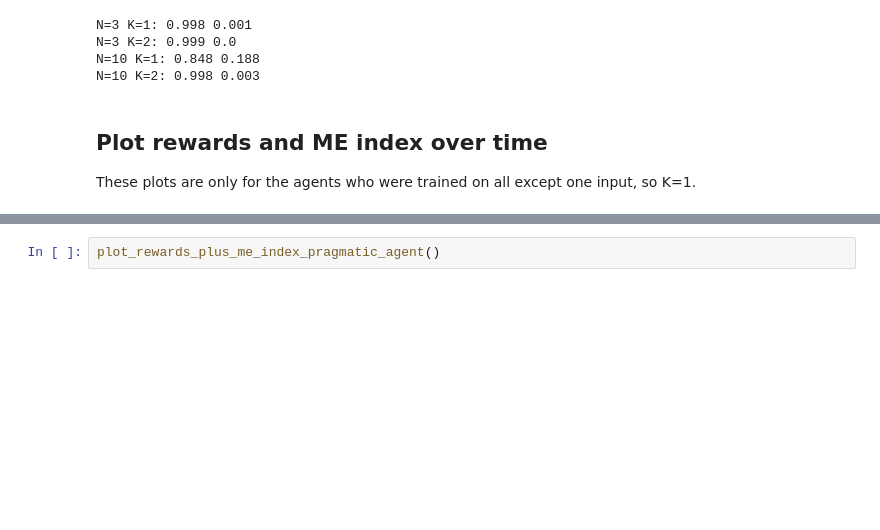
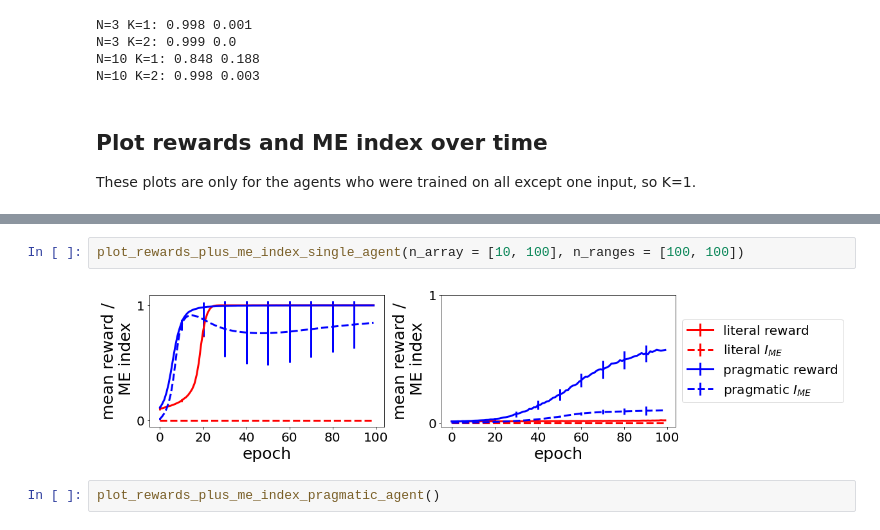
Before and after one commit to alv1nn/bilingual_agents_me_bias, a Jupyter notebook: ME_bias/plot_ME_bias_bilingual.ipynb, the cells around one changed output, grey strips where cells are left out. Drawn from its saved outputs; the diff is of its cells as text; blank space fills up the shorter version.

```diff
--- a/ME_bias/plot_ME_bias_bilingual.ipynb
+++ b/ME_bias/plot_ME_bias_bilingual.ipynb
@@ -113,4 +148,8 @@ plot_rewards_plus_me_index_single_agent(n_ranges = [26, 100])
 [figure]
+# %%
+plot_rewards_plus_me_index_single_agent(n_array = [10, 100], n_ranges = [100, 100])
+# %% [output]
+[figure, added]
 # %%
 plot_rewards_plus_me_index_pragmatic_agent()
 # %% [output]
```
Also changed, not shown: parts of 8 cells of this notebook, 4 other files.
